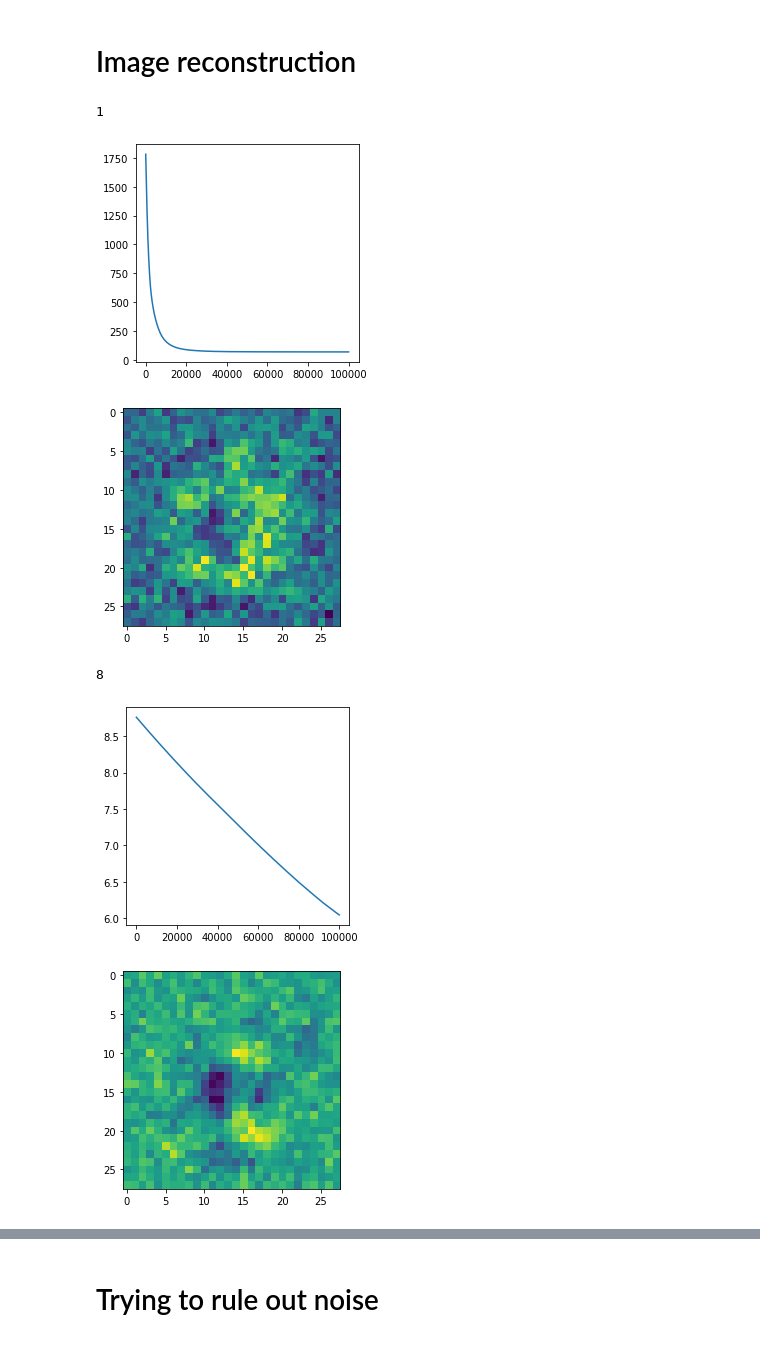
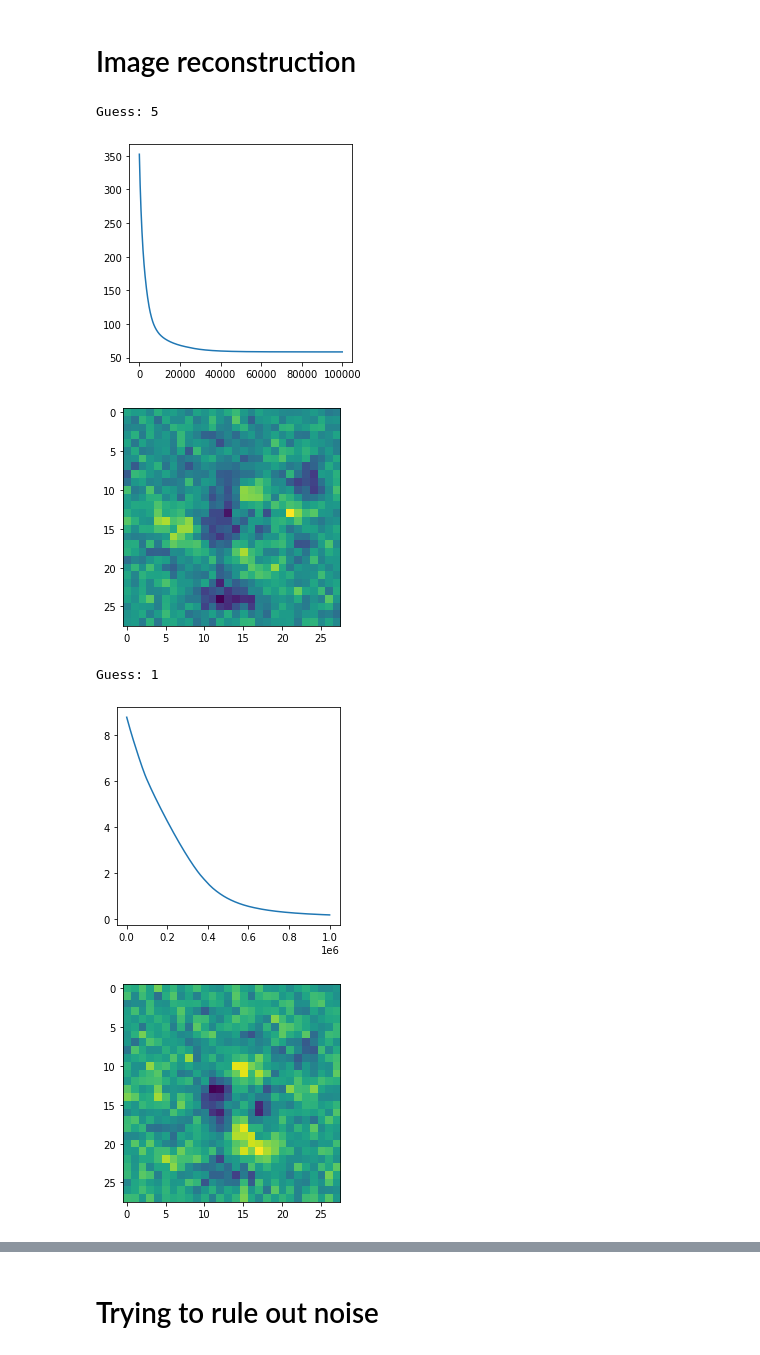
Before and after one commit to Popeyef5/NumpyMNIST, a Jupyter notebook: MNIST_generation_with_backprop.ipynb, the cells around one changed output, grey strips where cells are left out. Cells and saved outputs as stored; diff of their text form; code cells hidden in the pictures.

```diff
--- a/MNIST_generation_with_backprop.ipynb
+++ b/MNIST_generation_with_backprop.ipynb
@@ -204,14 +259,33 @@ class NPClassifier:
         forward = np.argmax(self.forward(inputs.reshape((-1, 28*28))), 1)
         return (forward == labels).mean()
 
-    def reconstruct(self, label, epochs, loss_function, learning_rate):
+    def reconstruct(self, label, epochs, loss_function, learning_rate, frames=None, with_contrast=False):
         x = (np.random.uniform(-1., 1., size=(1, 28*28))/28 + 128).astype(np.float32)
         label = np.array([label])
         losses = []
-        for i in trange(epochs):
+
+        if frames is not None:
+            plt.figure()
+
+            # Animation and trange don't like eachother for some reason
+            iterations = range(epochs)
+        else:
+            iterations = trange(epochs)
+
+        for i in iterations:
             loss, _, grad = self.forward_backward(x, label, loss_function)
             x = x - learning_rate * grad['a0']
             losses.append(loss)
+
+            if frames is not None and i % (epochs // frames) == 0:
+                if with_contrast:
+                    plt.imshow(contrast(x, 200).reshape(28, 28))
+                else:
+                    plt.imshow(x.reshape(28, 28))
+                plt.show()
+                sleep(0.01)
+                clear_output(wait=True)
+
         return x, self(x), losses
 
     @classmethod
@@ -254,37 +328,41 @@ Accuracy: 0.9635
 # %% [markdown]
 # Image reconstruction
 # %%
+# Using quadratic loss
+
 reconstruction_loss = QuadraticLoss()
-label = 1
+label = 5
 epochs = 100000
 learning_rate = 0.1
 
-sol, res, losses = npmodel.reconstruct(label, epochs, reconstruction_loss, learning_rate)
+sol, res, losses = npmodel.reconstruct(label, epochs, reconstruction_loss, learning_rate, frames=50, with_contrast=True)
 
 plot(losses)
 figure()
 imshow(sol.reshape(28, 28))
-np.argmax(res)
+print('Guess:', np.argmax(res))
 # %% [output]
-1
+Guess: 5
-[figure, old version]
+[figure, new version]
-[figure, old version]
+[figure, new version]
 # %%
+# Using negative log-likelihood loss
+
 reconstruction_loss = NLLLoss()
 label = 1
-epochs = 100000
+epochs = 1000000
 learning_rate = 0.1
 
 sol, res, losses = npmodel.reconstruct(label, epochs, reconstruction_loss, learning_rate)
 
 plot(losses)
 figure()
 imshow(sol.reshape(28, 28))
-np.argmax(res)
+print('Guess:', np.argmax(res))
 # %% [output]
-8
+Guess: 1
-[figure, old version]
+[figure, new version]
-[figure, old version]
+[figure, new version]
 # %%
 # Album
 
```
Also changed, not shown: parts of 12 cells of this notebook, 2 other files.
